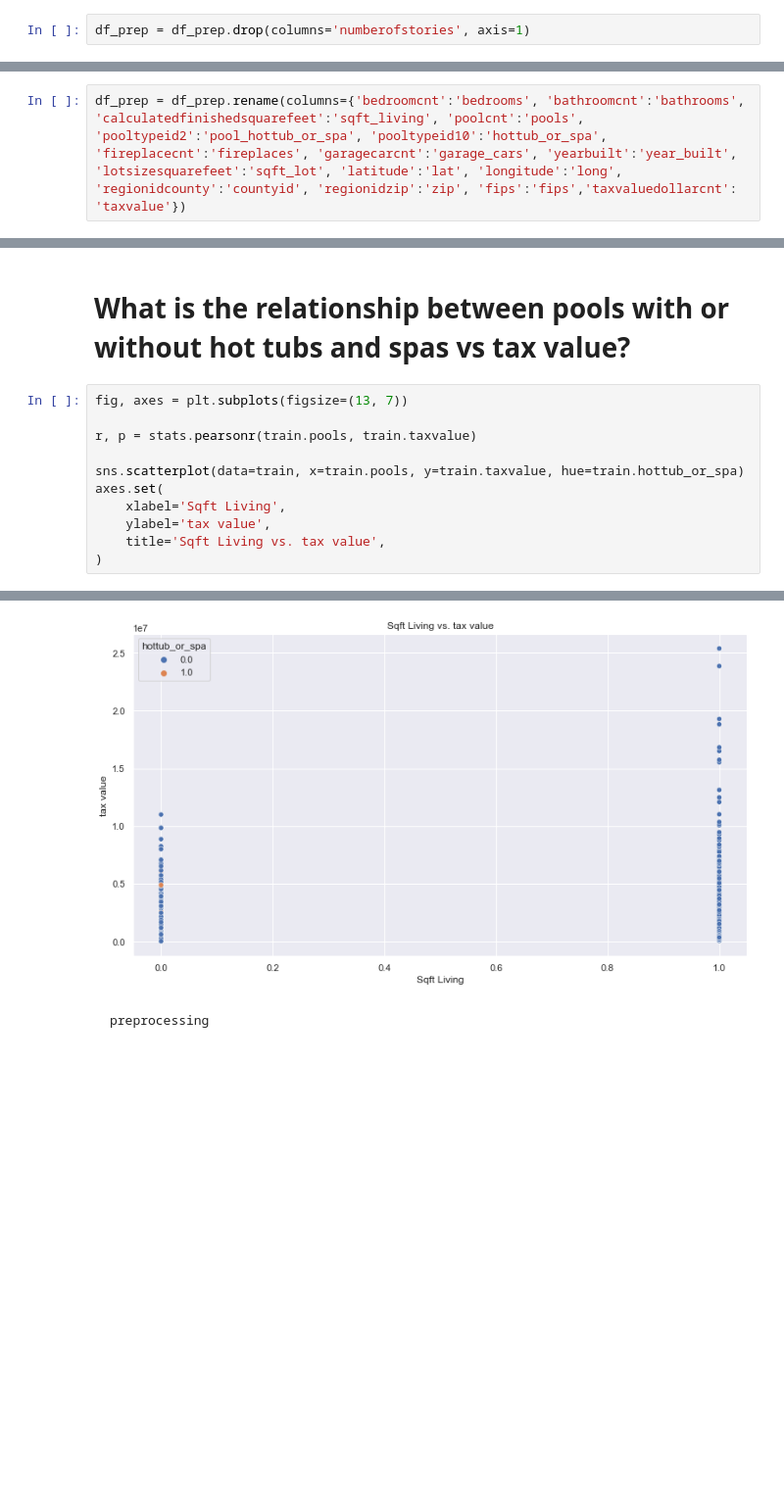
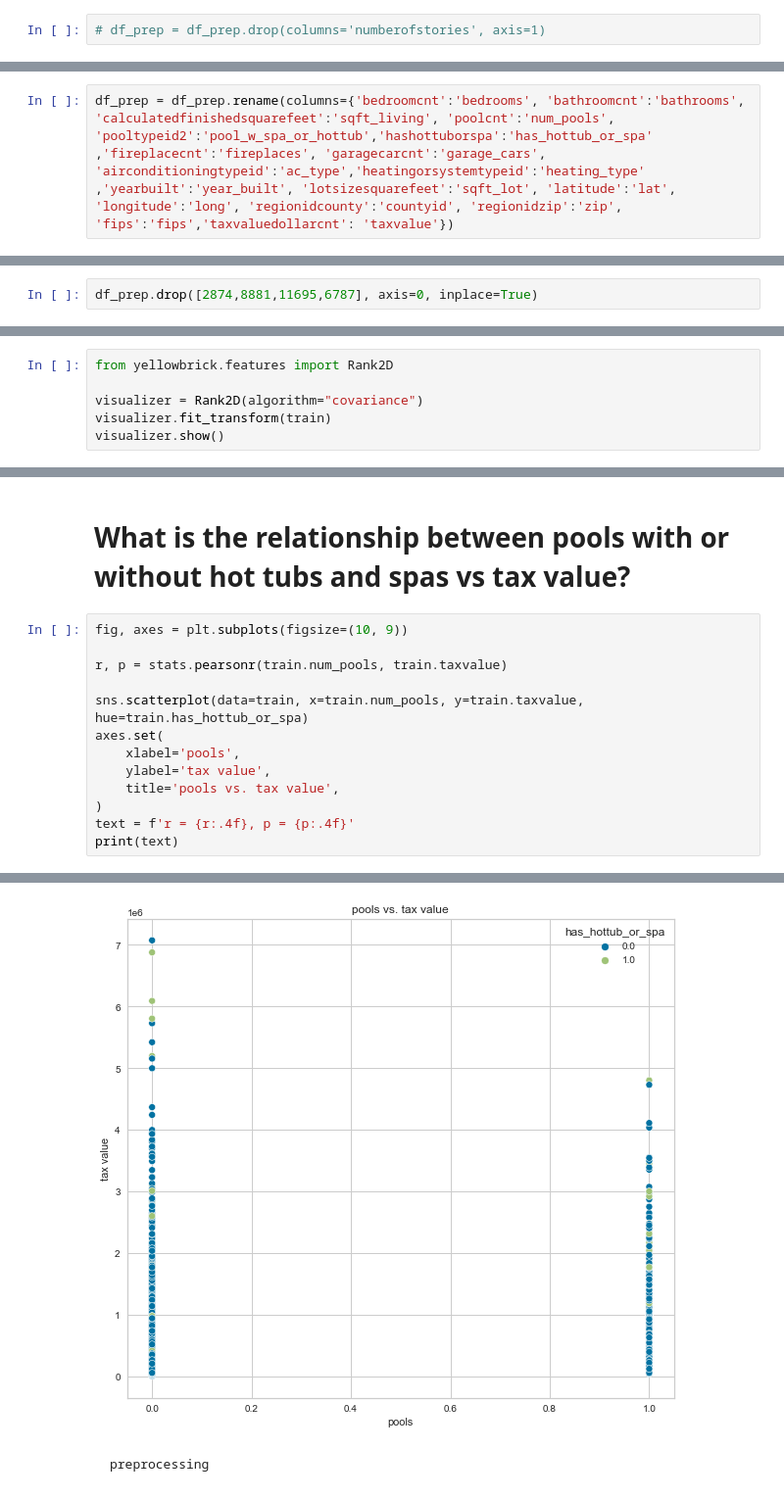
Before and after one commit to sgtcurran/my-project, a Jupyter notebook: zillow_project/zillow_rough.ipynb, the cells around one changed output, grey strips where cells are left out. Shown at 98% size. Drawn from its saved outputs; the diff is of its cells as text; blank space fills up the shorter version.

```diff
--- a/zillow_project/zillow_rough.ipynb
+++ b/zillow_project/zillow_rough.ipynb
@@ -173,7 +270,7 @@ dtype: int64
 # %% [markdown]
     There is 37880 NaN values in column numberofstories which is 72% of the dataset. I will be dropping this column for the sake of time and inputing them most likely will negatively effect the model.
 # %%
-df_prep = df_prep.drop(columns='numberofstories', axis=1)
+# df_prep = df_prep.drop(columns='numberofstories', axis=1)
 # %%
 df_prep.shape
 # %% [output]
@@ -232,5 +323,5 @@ Index(['bedroomcnt', 'bathroomcnt', 'calculatedfinishedsquarefeet', 'poolcnt',
 # %%
-df_prep = df_prep.rename(columns={'bedroomcnt':'bedrooms', 'bathroomcnt':'bathrooms', 'calculatedfinishedsquarefeet':'sqft_living', 'poolcnt':'pools', 'pooltypeid2':'pool_hottub_or_spa', 'pooltypeid10':'hottub_or_spa', 'fireplacecnt':'fireplaces', 'garagecarcnt':'garage_cars', 'yearbuilt':'year_built', 'lotsizesquarefeet':'sqft_lot', 'latitude':'lat', 'longitude':'long', 'regionidcounty':'countyid', 'regionidzip':'zip', 'fips':'fips','taxvaluedollarcnt': 'taxvalue'})
+df_prep = df_prep.rename(columns={'bedroomcnt':'bedrooms', 'bathroomcnt':'bathrooms', 'calculatedfinishedsquarefeet':'sqft_living', 'poolcnt':'num_pools', 'pooltypeid2':'pool_w_spa_or_hottub','hashottuborspa':'has_hottub_or_spa' ,'fireplacecnt':'fireplaces', 'garagecarcnt':'garage_cars', 'airconditioningtypeid':'ac_type','heatingorsystemtypeid':'heating_type' ,'yearbuilt':'year_built', 'lotsizesquarefeet':'sqft_lot', 'latitude':'lat', 'longitude':'long', 'regionidcounty':'countyid', 'regionidzip':'zip', 'fips':'fips','taxvaluedollarcnt': 'taxvalue'})
 # %%
 df_prep.columns
 # %% [output]
@@ -254,0 +394,2 @@ df_prep.head(10)
+# %%
+df_prep.drop([2874,8881,11695,6787], axis=0, inplace=True)
@@ -359,0 +516,6 @@ train.corr().style.background_gradient(cmap='coolwarm', vmin=-1, vmax=1)
+# %%
+from yellowbrick.features import Rank2D
+
+visualizer = Rank2D(algorithm="covariance")
+visualizer.fit_transform(train)
+visualizer.show()
@@ -420,14 +585,16 @@ Text(25, 50, 'r = 0.5279, p = 0.0000')
 # %% [markdown]
 # What is the relationship between pools with or without hot tubs and spas vs tax value?
 # %%
-fig, axes = plt.subplots(figsize=(13, 7))
+fig, axes = plt.subplots(figsize=(10, 9))
 
-r, p = stats.pearsonr(train.pools, train.taxvalue)
+r, p = stats.pearsonr(train.num_pools, train.taxvalue)
 
-sns.scatterplot(data=train, x=train.pools, y=train.taxvalue, hue=train.hottub_or_spa)
+sns.scatterplot(data=train, x=train.num_pools, y=train.taxvalue, hue=train.has_hottub_or_spa)
 axes.set(
-    xlabel='Sqft Living',
+    xlabel='pools',
     ylabel='tax value',
-    title='Sqft Living vs. tax value',
+    title='pools vs. tax value',
 )
+text = f'r = {r:.4f}, p = {p:.4f}'
+print(text)
 # %% [output]
@@ -437,3 +602,3 @@ axes.set(
-[figure, old version]
+[figure, new version]
 # %% [markdown]
     preprocessing
```
Also changed, not shown: parts of 122 cells of this notebook.
